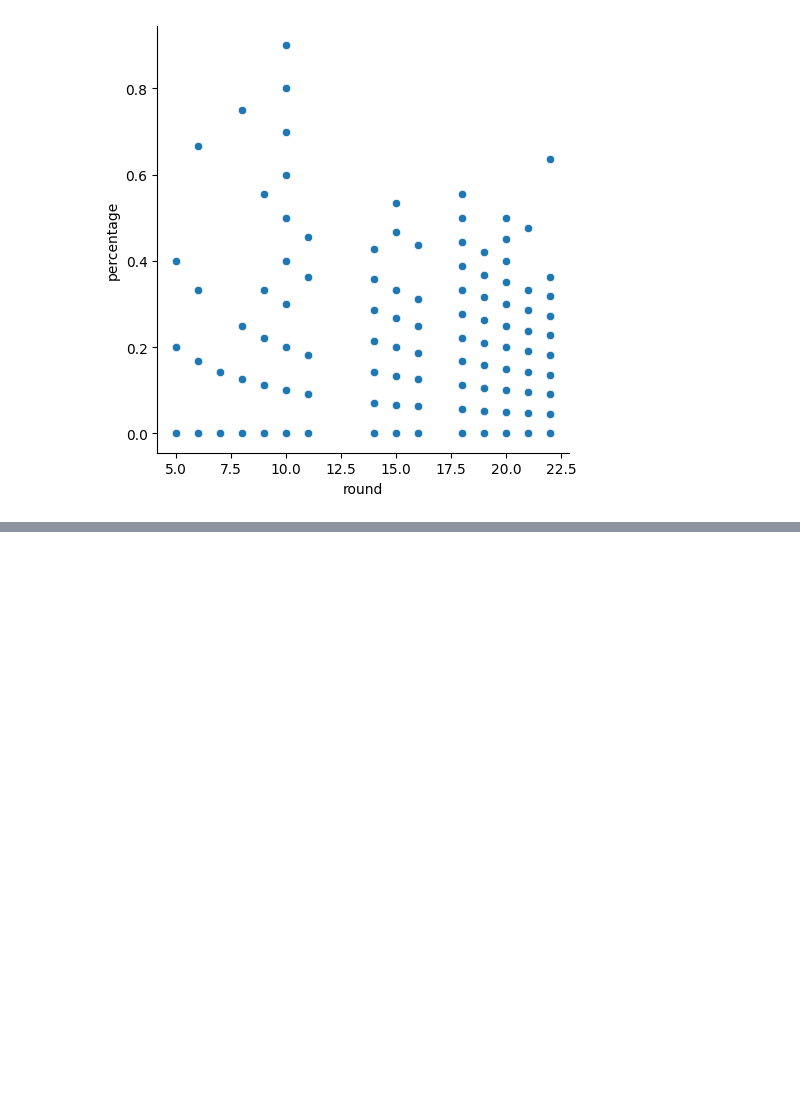
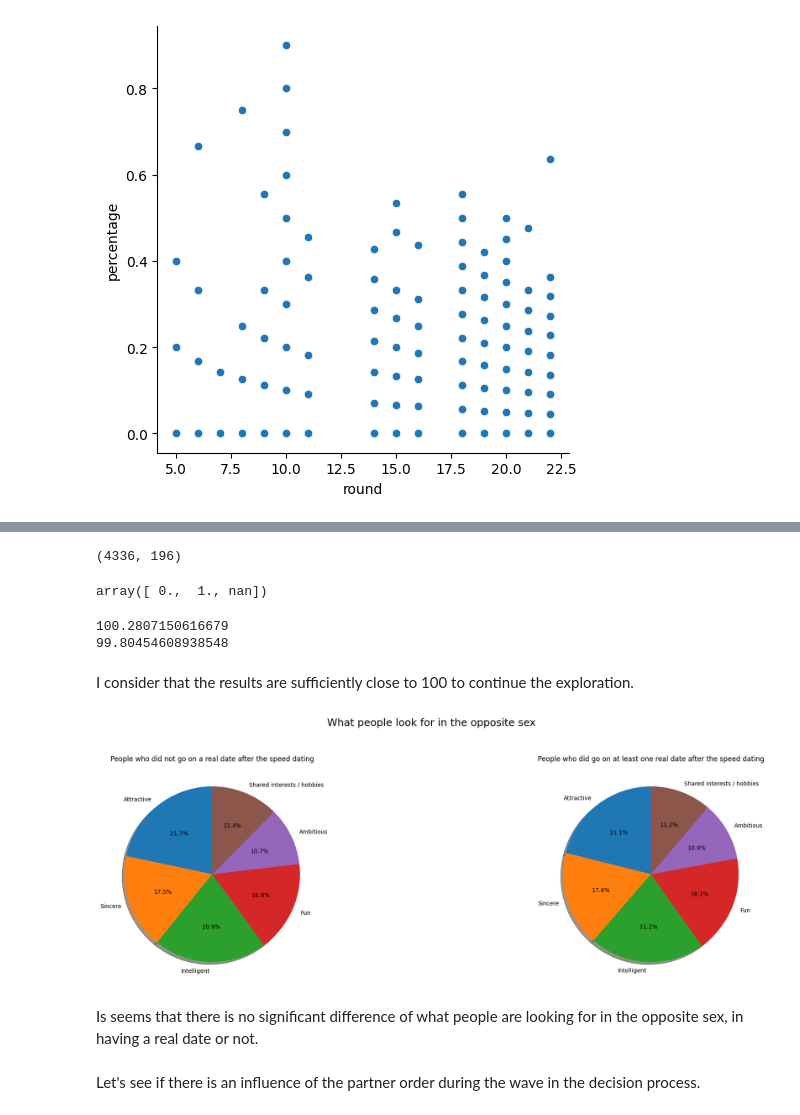
Before and after one commit to Lise-g/Bloc_2, a Jupyter notebook: speed_dating/speed_dating_lise.ipynb, the cells around one changed output, grey strips where cells are left out. Saved outputs shown, nothing was run; the diff lists cells and outputs as text; code cells hidden in the pictures; blank space fills up the shorter version.

```diff
--- a/speed_dating/speed_dating_lise.ipynb
+++ b/speed_dating/speed_dating_lise.ipynb
@@ -429,0 +375,72 @@ Name: match, dtype: float64
+# %%
+# removing missing values and waves 6-9 because we are going to use the notation on 100 points for the question : We want to know what you look for in the opposite sex (attributes attr1_1 etc...)
+
+mask = (df1['date_3'].isna() == False) | (df1['wave'].isin([6, 7, 8, 9]))
+df_temp = df1[mask].copy()
+df_temp.shape
+# %% [output]
+(4336, 196)
+# %%
+df_temp['date_3'].unique()
+# %% [output]
+array([ 0.,  1., nan])
+# %%
+# Creating data for the Pie Charts
+
+mask = df_temp['date_3'] == 0
+df_temp_date_no = df_temp[mask].copy()
+df_temp_date_no = df_temp_date_no.mean(numeric_only=True)
+
+mask = df_temp['date_3'] == 1
+df_temp_date_yes = df_temp[mask].copy()
+df_temp_date_yes = df_temp_date_yes.mean(numeric_only=True)
+# %%
+# check if overall notation is equal to 100 :
+
+print(df_temp_date_no['attr1_1'] + df_temp_date_no['sinc1_1'] + df_temp_date_no['intel1_1'] + df_temp_date_no['fun1_1'] + df_temp_date_no['amb1_1'] + df_temp_date_no['shar1_1'])
+print(df_temp_date_yes['attr1_1'] + df_temp_date_yes['sinc1_1'] + df_temp_date_yes['intel1_1'] + df_temp_date_yes['fun1_1'] + df_temp_date_yes['amb1_1'] + df_temp_date_yes['shar1_1'])
+# %% [output]
+100.2807150616679
+99.80454608938548
+# %% [markdown]
+I consider that the results are sufficiently close to 100 to continue the exploration.
+# %%
+# Make several graphs in a single figure
+
+# Creating data for Pie Charts
+
+labels = ['Attractive','Sincere','Intelligent', 'Fun', 'Ambitious', 'Shared interests / hobbies']
+data_no = [df_temp_date_no['attr1_1'], df_temp_date_no['sinc1_1'], df_temp_date_no['intel1_1'], df_temp_date_no['fun1_1'], df_temp_date_no['amb1_1'], df_temp_date_no['shar1_1']]
+data_yes = [df_temp_date_yes['attr1_1'], df_temp_date_yes['sinc1_1'], df_temp_date_yes['intel1_1'], df_temp_date_yes['fun1_1'], df_temp_date_yes['amb1_1'], df_temp_date_yes['shar1_1']]
+
+# Creating 2 subplots
+
+fig, (ax1, ax2) = plt.subplots(1, 2)
+fig.suptitle('What people look for in the opposite sex', fontsize=18, ha='center')
+
+ax1.pie(data_no,labels=labels, autopct='%1.1f%%',
+        shadow=True, startangle=90)
+ax1.set_title('People who did not go on a real date after the speed dating')
+
+ax2.pie(data_yes,labels=labels, autopct='%1.1f%%',
+        shadow=True, startangle=90)
+ax2.set_title('People who did go on at least one real date after the speed dating')
+
+# Control overlapping of subplots and titles, and fig size
+
+plt.subplots_adjust(left=0.1,
+                    bottom=0.1,
+                    right=0.9,
+                    top=1.1,
+                    wspace=1,
+                    hspace=0.4)
+
+plt.gcf().set_size_inches(20, 10)
+
+plt.show()
+# %% [output]
+[figure, added]
+# %% [markdown]
+Is seems that there is no significant difference of what people are looking for in the opposite sex, in having a real date or not.
+# %% [markdown]
+Let's see if there is an influence of the partner order during the wave in the decision process.
```
Also changed, not shown: parts of 66 cells of this notebook.
